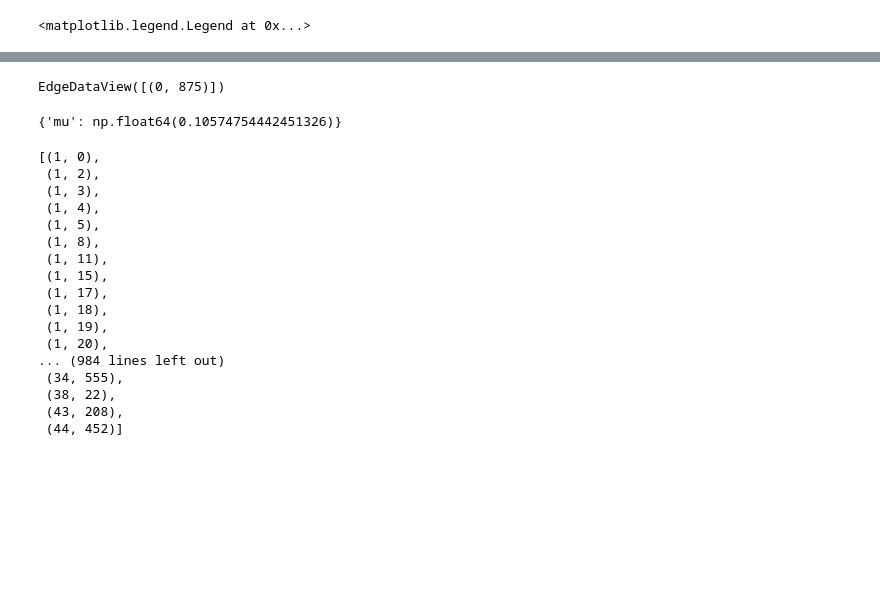
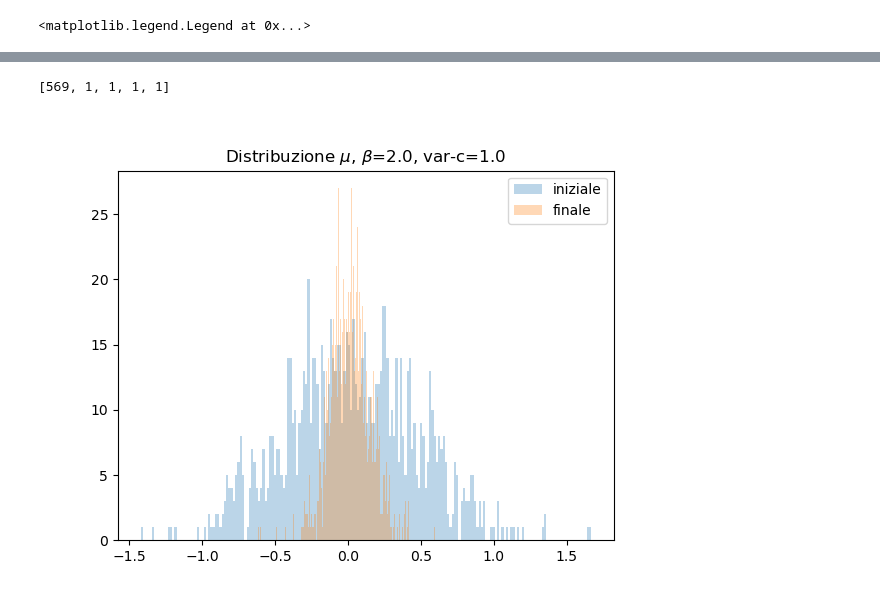
Before and after one commit to lunahsenzacca/EC, a Jupyter notebook: networkx.ipynb, the cells around one changed output, grey strips where cells are left out. Cells and saved outputs as stored; diff of their text form; code cells hidden in the pictures; blank space fills up the shorter version.

```diff
--- a/networkx.ipynb
+++ b/networkx.ipynb
@@ -186,14 +183,3 @@ Esempio di come leggere un network salvato come edgelist
 # %%
 import os
 import json
-# %%
-outputdir = os.path.join(".","outputs","update1","sim0")
-datestr = "05_26_12_43"
-filespath = os.path.join(outputdir,datestr)
-G = nx.read_edgelist(os.path.join(filespath+"_edgelist.csv"), delimiter=',',nodetype=int)
-
-with open(os.path.join(outputdir,"global_vars.json"),'r') as f:
-  global_vars = json.load(f)
-
-mus = np.load(filespath+"_mus.npy")
-sigma2s = np.load(filespath+"_sigma2s.npy")
@@ -199,0 +192,13 @@ sigma2s = np.load(filespath+"_sigma2s.npy")
+# %%
+beta = 2.
+varc=1.
+outputdir = os.path.join(".","outputs","update2",f"beta={beta}_varc={varc}")
+
+# glob trova tutti i path che matchano la sorta di regex dato
+# sono tutte le sottocartelle di simulazioni con fissate beta e varc
+# a una certa faremo loop su tutte per avere i valori che ci servono
+filespaths=glob.glob(outputdir+'/[0-9][0-9]_*')
+
+nets = np.load(filespaths[0]+'/nets.npy')
+mus = np.load(filespaths[0]+'/mus.npy')
+sigma2s = np.load(filespaths[0]+'/sigma2s.npy')
@@ -338,28 +227,13 @@ for key in G:
-# %%
-G.edges(0)
-# %% [output]
-EdgeDataView([(0, 875)])
-# %%
-G.nodes[442]
-# %% [output]
-{'mu': np.float64(0.10574754442451326)}
-# %%
-sorted((d,n) for n, d in G.degree())
-# %% [output]
-[(1, 0),
- (1, 2),
- (1, 3),
- (1, 4),
- (1, 5),
- (1, 8),
- (1, 11),
- (1, 15),
- (1, 17),
- (1, 18),
- (1, 19),
- (1, 20),
-... (984 lines left out)
- (34, 555),
- (38, 22),
- (43, 208),
- (44, 452)]
+# %%
+sorted([len(i) for i in nx.strongly_connected_components(G)],reverse=True)[:5]
+# %% [output]
+[569, 1, 1, 1, 1]
+# %%
+plt.close('all')
+plt.title(f'Distribuzione $\\mu$, $\\beta$={beta}, var-c={varc}')
+plt.hist(mus[0],bins=200,alpha=0.3,label='iniziale')
+plt.hist(mus[-1],bins=200,alpha=0.3,label='finale')
+plt.legend()
+plt.show()
+# %% [output]
+[figure, added]
```
Also changed, not shown: parts of 24 cells of this notebook.
